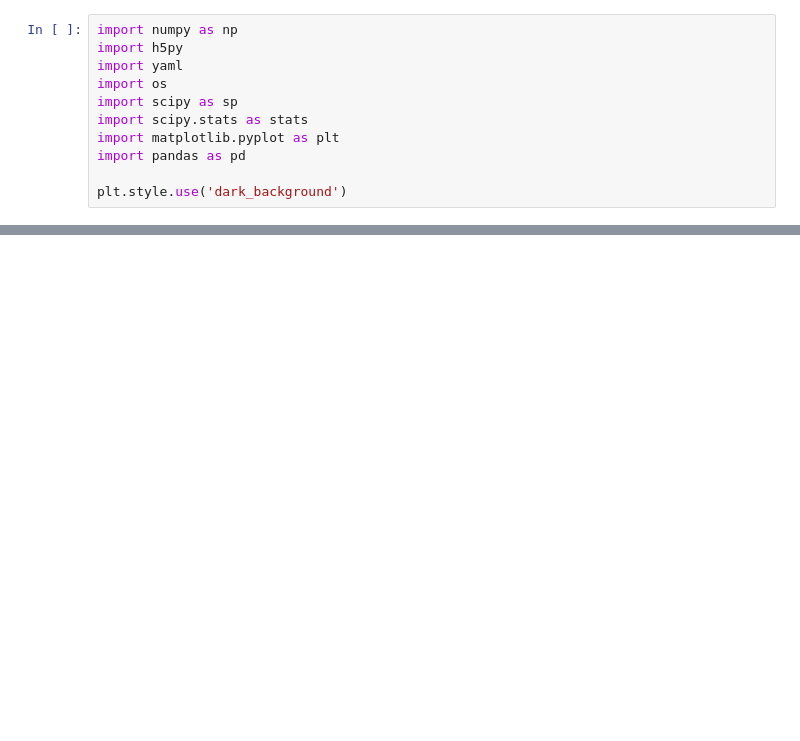
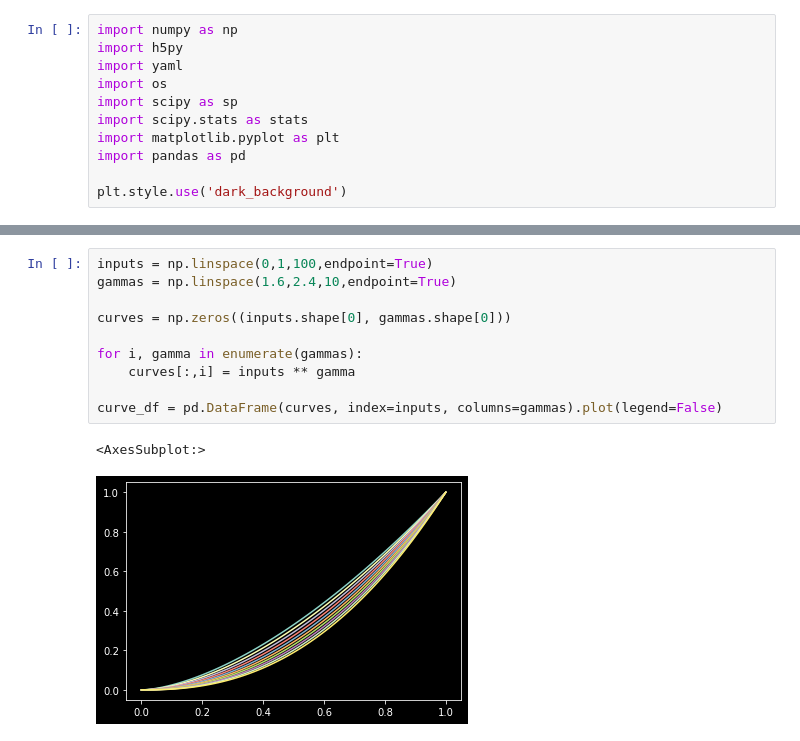
Before and after one commit to spinoza-centre/expectation_orientation, a Jupyter notebook: data/gamma.ipynb, the cells around one changed output, grey strips where cells are left out. Drawn from its saved outputs; the diff is of its cells as text; blank space fills up the shorter version.

```diff
--- a/data/gamma.ipynb
+++ b/data/gamma.ipynb
@@ -39,0 +59,13 @@ plt.savefig('gamma.png')
+# %%
+inputs = np.linspace(0,1,100,endpoint=True)
+gammas = np.linspace(1.6,2.4,10,endpoint=True)
+
+curves = np.zeros((inputs.shape[0], gammas.shape[0]))
+
+for i, gamma in enumerate(gammas):
+    curves[:,i] = inputs ** gamma
+
+curve_df = pd.DataFrame(curves, index=inputs, columns=gammas).plot(legend=False)
+# %% [output]
+<AxesSubplot:>
+[figure, added]
```
Also changed, not shown: parts of 3 cells of this notebook, 4 other files.
